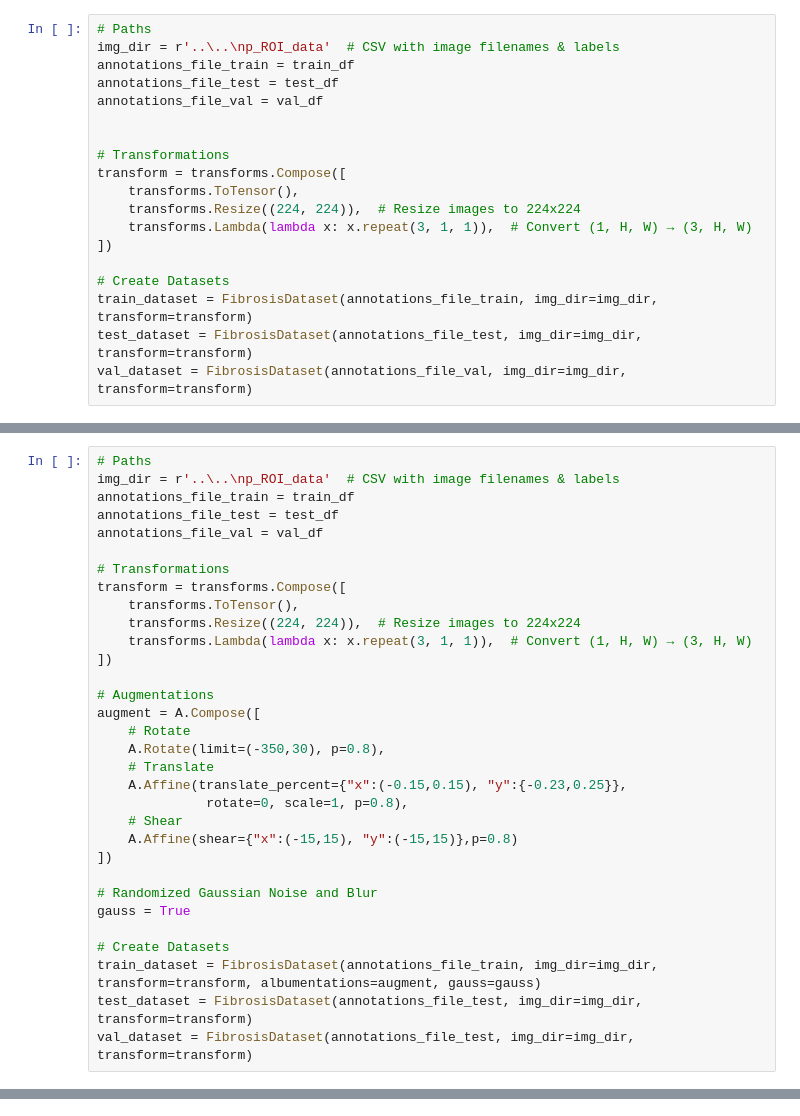
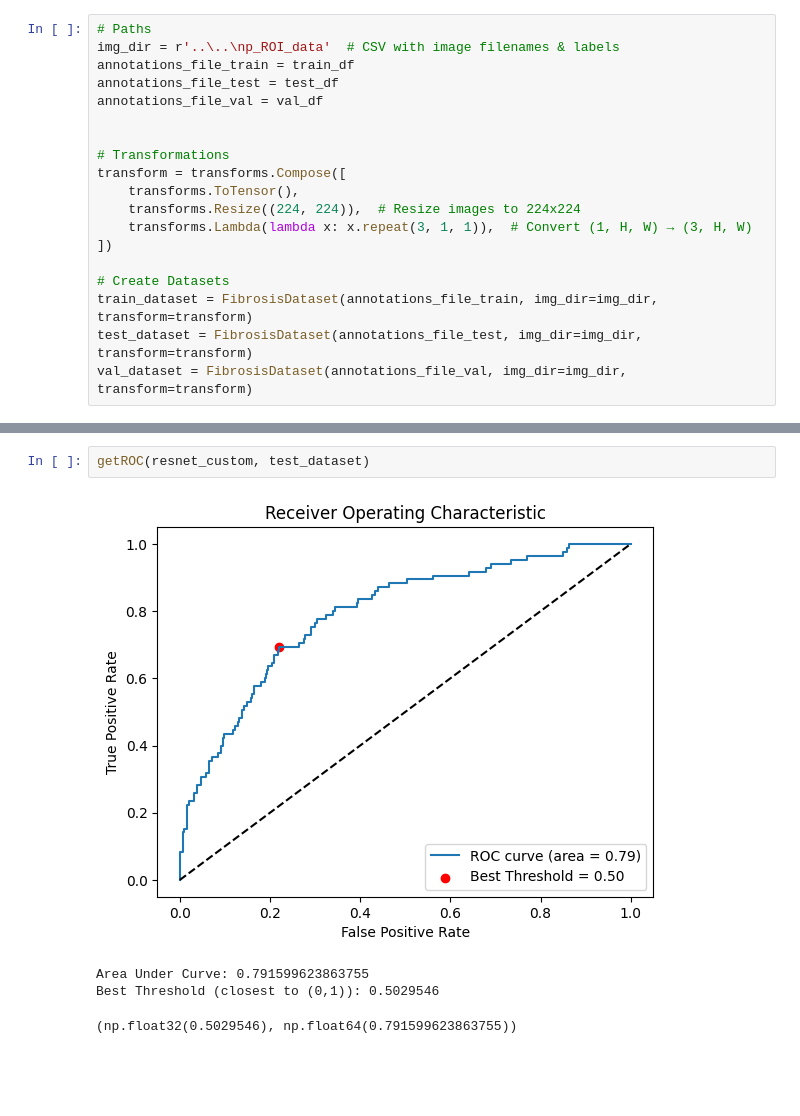
Before and after one commit to rafael-andre1/AI-for-Interstitial-Lung-Disease-Classification, a Jupyter notebook: 3 - resnetTesting/resnetFineTune.ipynb, the cells around one changed output, grey strips where cells are left out. Saved outputs shown, nothing was run; the diff lists cells and outputs as text; blank space fills up the shorter version.

```diff
--- a/3 - resnetTesting/resnetFineTune.ipynb
+++ b/3 - resnetTesting/resnetFineTune.ipynb
@@ -776,32 +661,0 @@ These methods should improve overall generalization.
-# %%
-# Paths
-img_dir = r'..\..\np_ROI_data'  # CSV with image filenames & labels
-annotations_file_train = train_df
-annotations_file_test = test_df
-annotations_file_val = val_df
-
-# Transformations
-transform = transforms.Compose([
-    transforms.ToTensor(),
-    transforms.Resize((224, 224)),  # Resize images to 224x224
-    transforms.Lambda(lambda x: x.repeat(3, 1, 1)),  # Convert (1, H, W) → (3, H, W)
-])
-
-# Augmentations
-augment = A.Compose([
-    # Rotate
-    A.Rotate(limit=(-350,30), p=0.8),
-    # Translate
-    A.Affine(translate_percent={"x":(-0.15,0.15), "y":{-0.23,0.25}},
-              rotate=0, scale=1, p=0.8),
-    # Shear
-    A.Affine(shear={"x":(-15,15), "y":(-15,15)},p=0.8)
-])
-
-# Randomized Gaussian Noise and Blur
-gauss = True
-
-# Create Datasets
-train_dataset = FibrosisDataset(annotations_file_train, img_dir=img_dir, transform=transform, albumentations=augment, gauss=gauss)
-test_dataset = FibrosisDataset(annotations_file_test, img_dir=img_dir, transform=transform)
-val_dataset = FibrosisDataset(annotations_file_test, img_dir=img_dir, transform=transform)
@@ -881,0 +662,7 @@ if ans.lower() == 'yes':
+# %%
+getROC(resnet_custom, test_dataset)
+# %% [output]
+[figure, added]
+Area Under Curve: 0.791599623863755
+Best Threshold (closest to (0,1)): 0.5029546
+(np.float32(0.5029546), np.float64(0.791599623863755))
```
Also changed, not shown: parts of 79 cells of this notebook, 3 other files.
